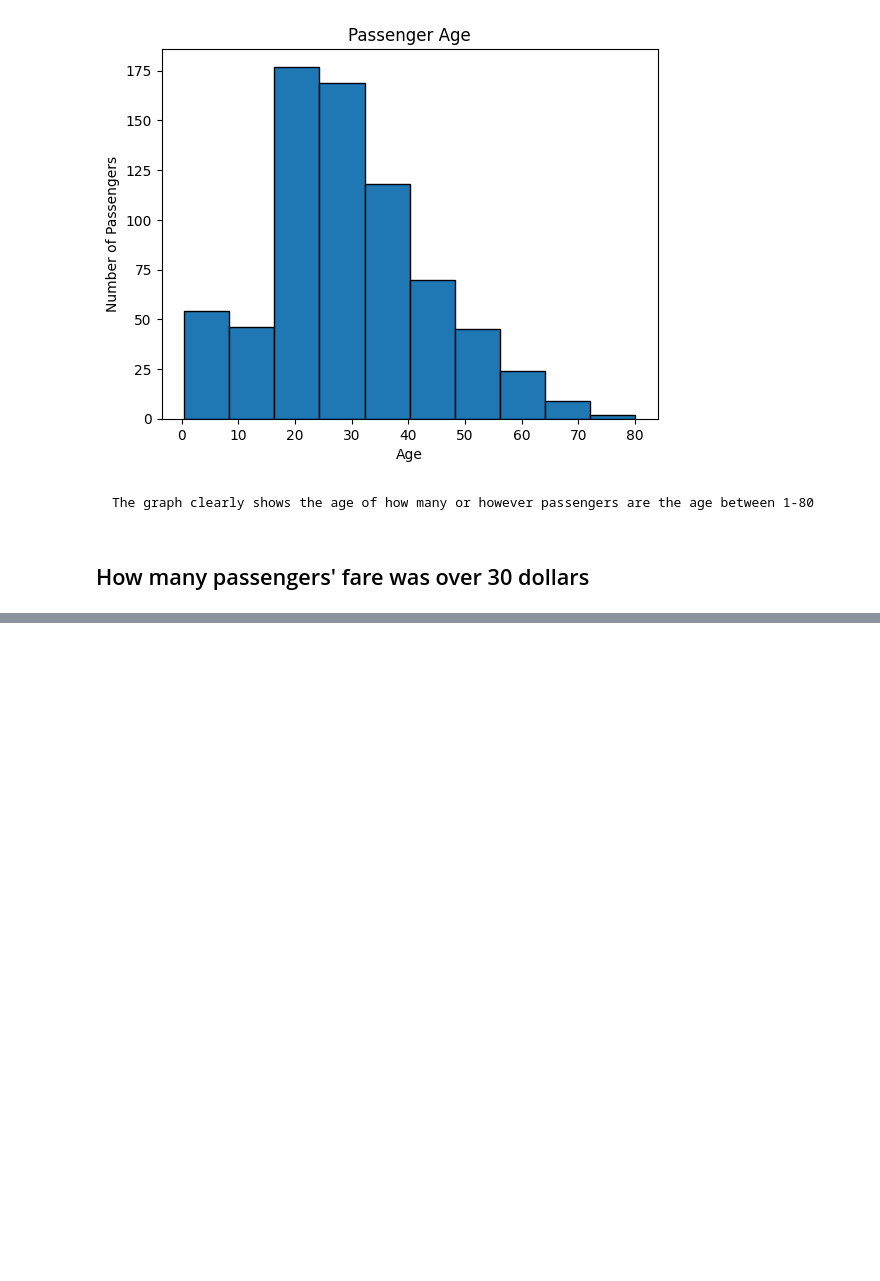
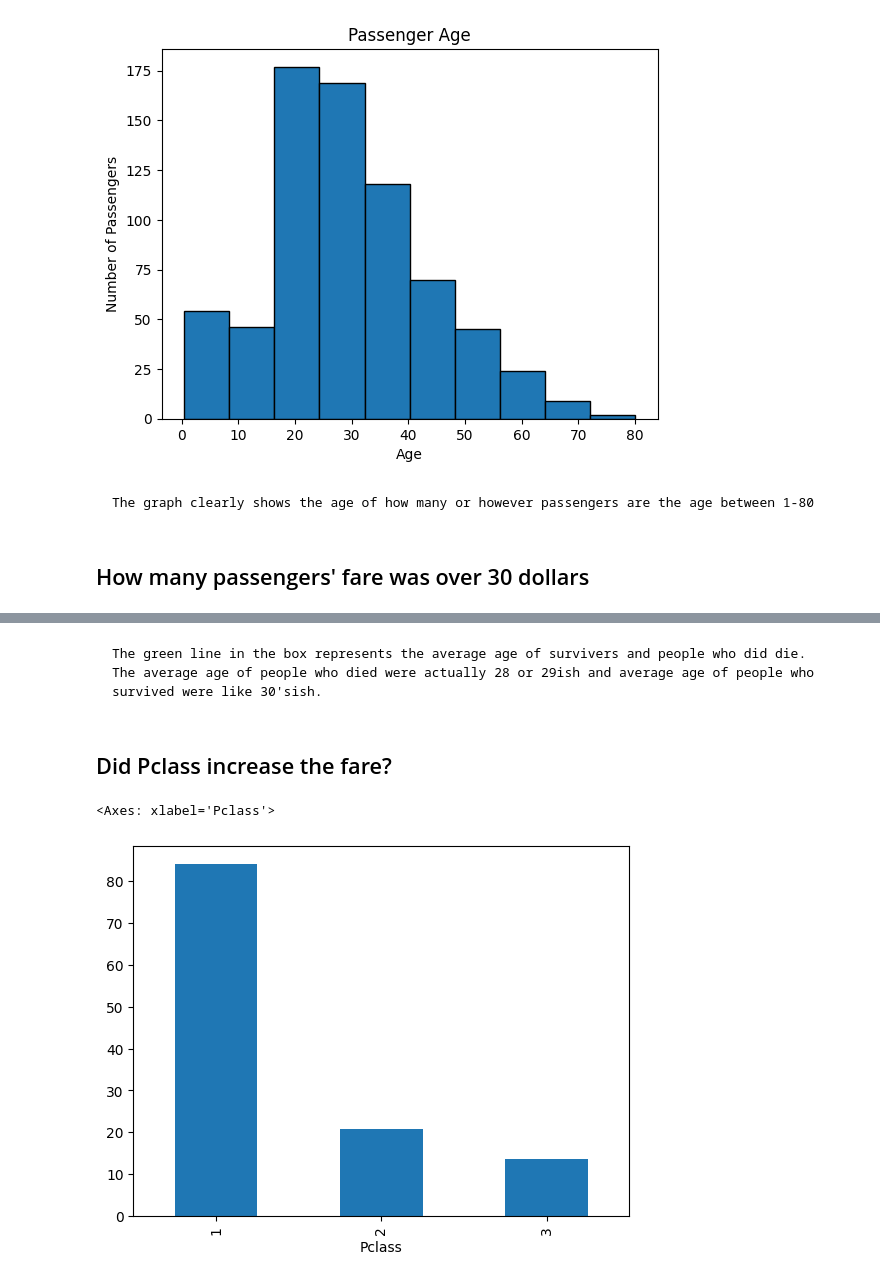
Before and after one commit to Noel8008/unit-3-data-science, a Jupyter notebook: 02_titanic.ipynb, the cells around one changed output, grey strips where cells are left out. Saved outputs shown, nothing was run; the diff lists cells and outputs as text; code cells hidden in the pictures; blank space fills up the shorter version.

````diff
--- a/02_titanic.ipynb
+++ b/02_titanic.ipynb
@@ -34,0 +48,11 @@ Text(0, 0.5, 'Numbers of Passengers')
+# %% [markdown]
+```
+The green line in the box represents the average age of survivers and people who did die. The average age of people who died were actually 28 or 29ish and average age of people who survived were like 30'sish.
+```
+# %% [markdown]
+##   Did Pclass increase the fare?
+# %%
+titanic_df.groupby(['Pclass'])['Fare'].mean().plot.bar()
+# %% [output]
+<Axes: xlabel='Pclass'>
+[figure, added]
````
Also changed, not shown: parts of 8 cells of this notebook.
